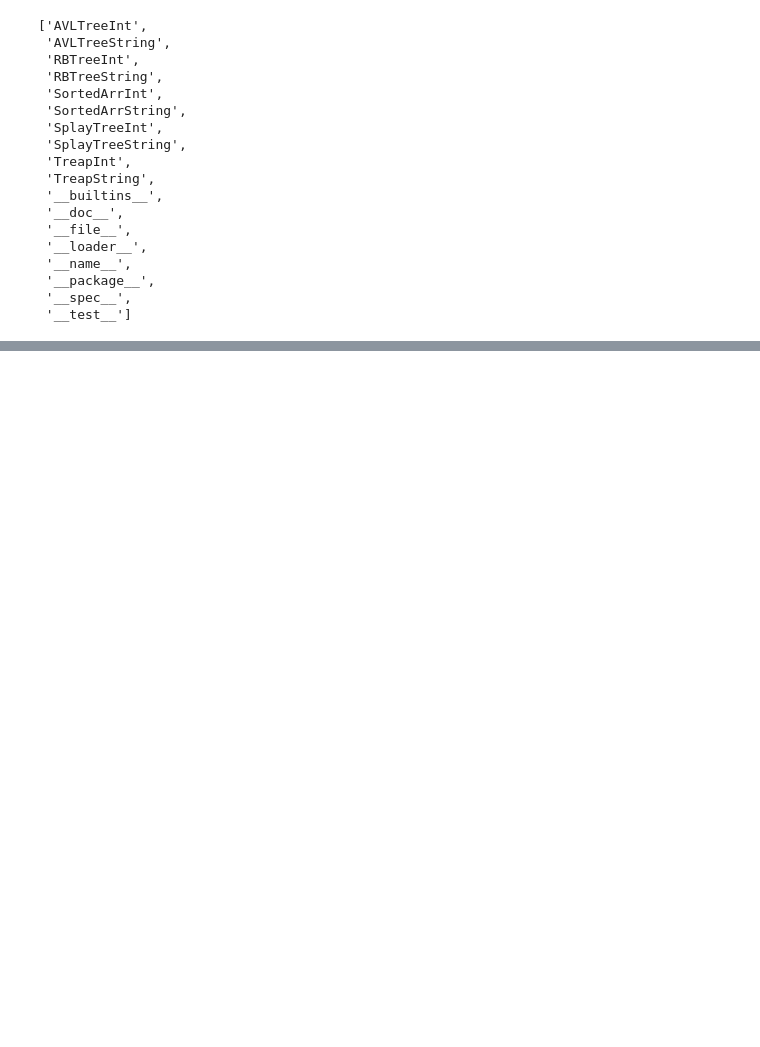
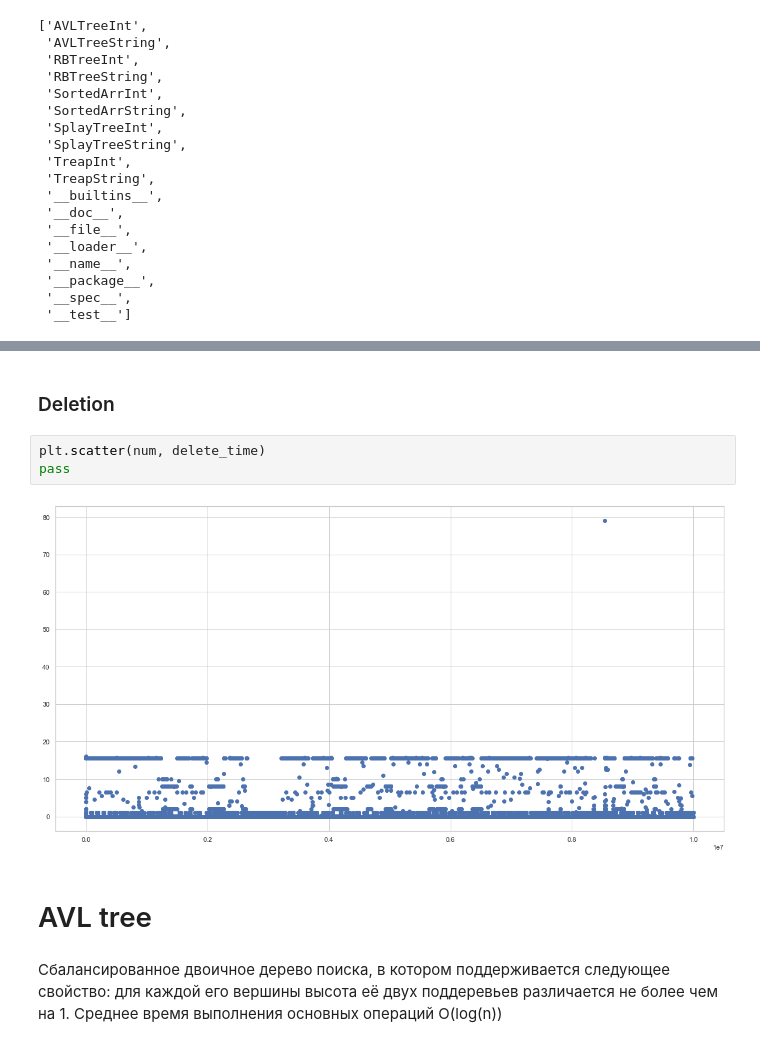
Before and after one commit to ivanvikhrev/search-trees-comparison, a Jupyter notebook: report.ipynb, the cells around one changed output, grey strips where cells are left out. Cells and saved outputs as stored; diff of their text form; blank space fills up the shorter version.

```diff
--- a/report.ipynb
+++ b/report.ipynb
@@ -117,0 +116,11 @@ plt.scatter(num, sortarr_time)
+# %% [markdown]
+### Deletion
+# %%
+plt.scatter(num, delete_time)
+pass
+# %% [output]
+[figure, added]
+# %% [markdown]
+# AVL tree
+# %% [markdown]
+Сбалансированное двоичное дерево поиска, в котором поддерживается следующее свойство: для каждой его вершины высота её двух поддеревьев различается не более чем на 1. Среднее время выполнения основных операций O(log(n))
```
Also changed, not shown: parts of 70 cells of this notebook, 7 other files.
